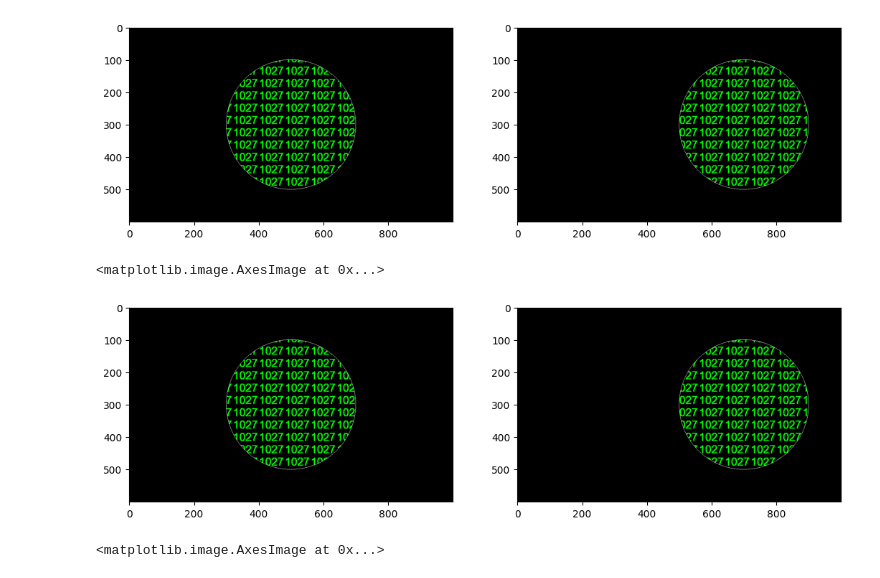
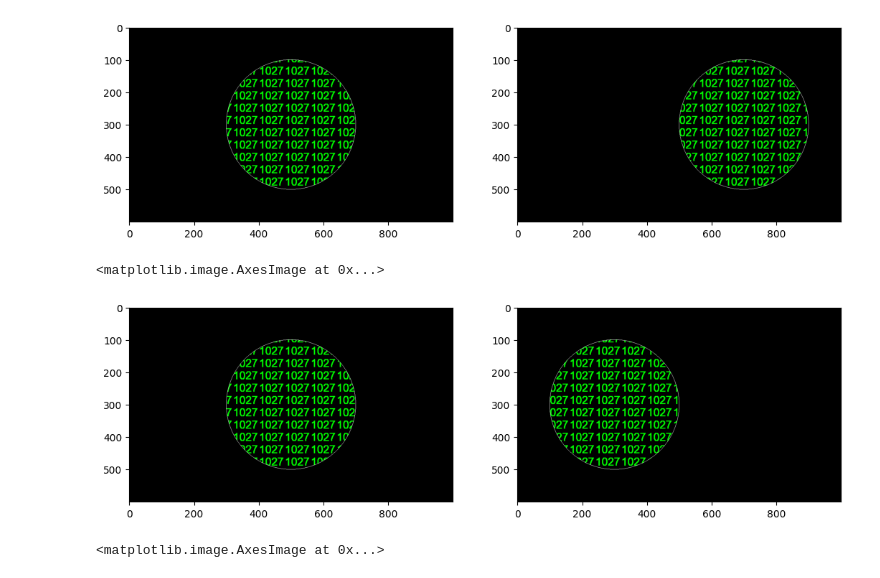
Before and after one commit to Linzwcs/Computer-Graphics-Lab-For-JLU, a Jupyter notebook: graphics2d_lab.ipynb, the cells around one changed output. Cells and saved outputs as stored; diff of their text form; code cells hidden in the pictures.

```diff
--- a/graphics2d_lab.ipynb
+++ b/graphics2d_lab.ipynb
@@ -251,27 +252,27 @@ ax2.imshow(image)
 # %%
 plt.figure(figsize=(12.8,4.8))
 ax1=plt.subplot(1,2,1)
 ax2=plt.subplot(1,2,2)
 
 canvas.unmount_shapes()
 canvas.add_shape(
         Circle2D((500, 300), 200)
 )
 image=canvas.show(filling_color=(0,255,0))
 ax1.imshow(image)
 
 canvas.unmount_shapes()
-transform2d=Transform2DTranslation(Direction.RIGHT,200)
+transform2d=Transform2DTranslation(Direction.LEFT,200)
 circle=Circle2D((500, 300), 200)
 circle.transform(transform2d)
 canvas.add_shape(
      circle
 )
 image=canvas.show(filling_color=(0,255,0))
 ax2.imshow(image)
 # %% [output]
 <matplotlib.image.AxesImage at 0x...>
-[figure, old version]
+[figure, new version]
 # %%
 plt.figure(figsize=(12.8,4.8))
 ax1=plt.subplot(1,2,1)
```
Also changed, not shown: parts of 2 cells of this notebook.
